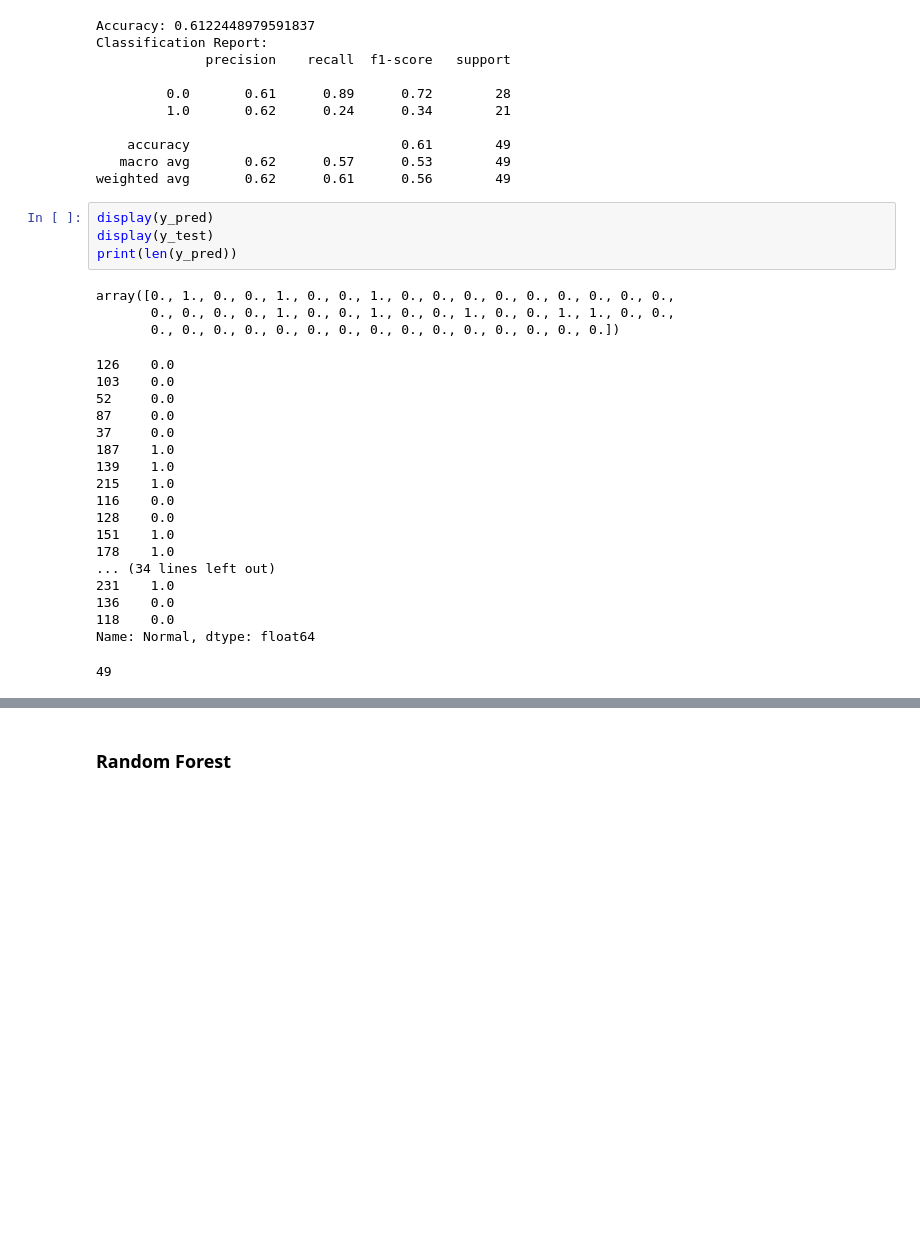
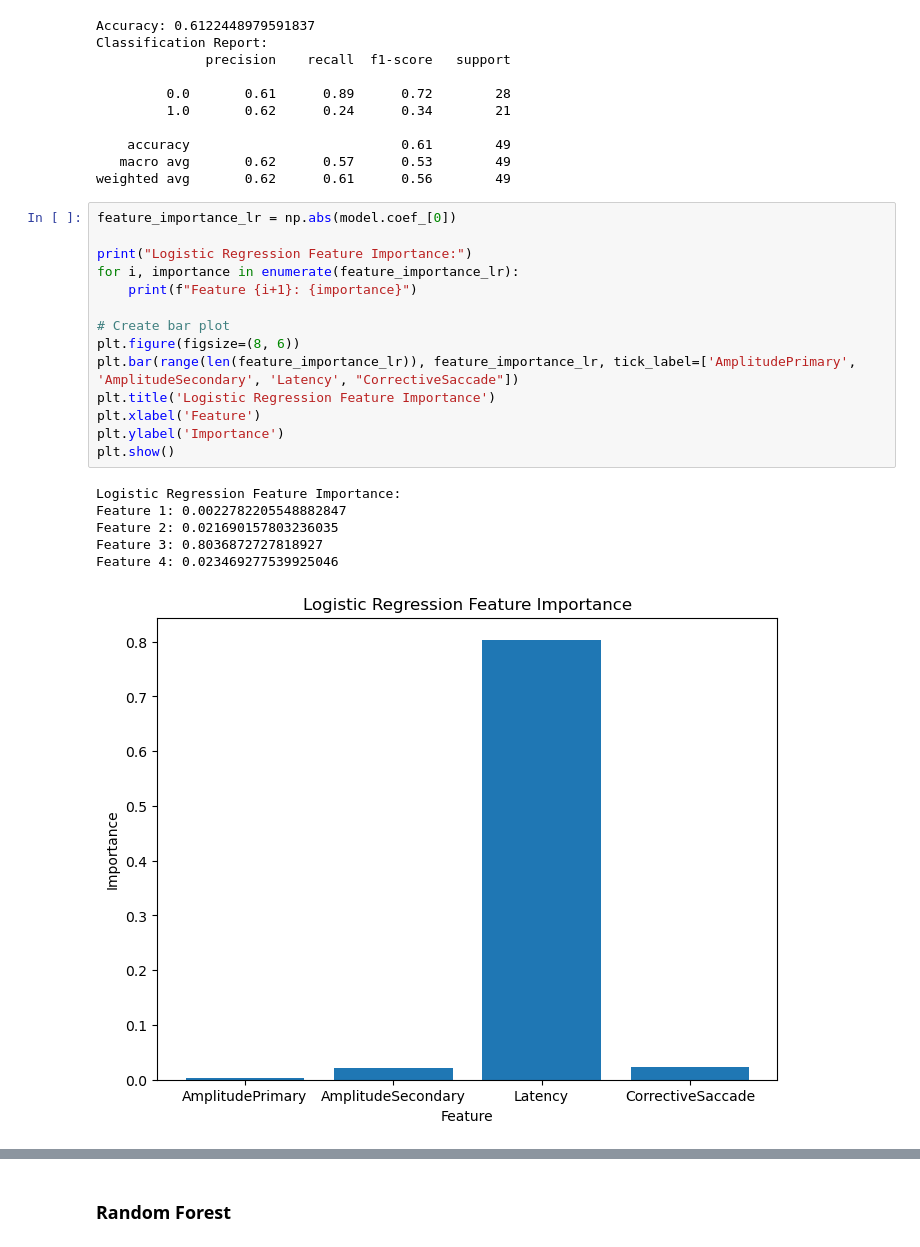
Before and after one commit to AI4VSLab/amblyopia, a Jupyter notebook: MLModels-Balanced Data.ipynb, the cells around one changed output, grey strips where cells are left out. Drawn from its saved outputs; the diff is of its cells as text; blank space fills up the shorter version.

Commit message:
added feature importance to the model

```diff
--- a/MLModels-Balanced Data.ipynb
+++ b/MLModels-Balanced Data.ipynb
@@ -88,29 +77,24 @@ Classification Report:
     accuracy                           0.61        49
    macro avg       0.62      0.57      0.53        49
 weighted avg       0.62      0.61      0.56        49
-# %%
-display(y_pred)
-display(y_test)
-print(len(y_pred))
-# %% [output]
-array([0., 1., 0., 0., 1., 0., 0., 1., 0., 0., 0., 0., 0., 0., 0., 0., 0.,
-       0., 0., 0., 0., 1., 0., 0., 1., 0., 0., 1., 0., 0., 1., 1., 0., 0.,
-       0., 0., 0., 0., 0., 0., 0., 0., 0., 0., 0., 0., 0., 0., 0.])
-126    0.0
-103    0.0
-52     0.0
-87     0.0
-37     0.0
-187    1.0
-139    1.0
-215    1.0
-116    0.0
-128    0.0
-151    1.0
-178    1.0
-... (34 lines left out)
-231    1.0
-136    0.0
-118    0.0
-Name: Normal, dtype: float64
-49
+# %%
+feature_importance_lr = np.abs(model.coef_[0])
+
+print("Logistic Regression Feature Importance:")
+for i, importance in enumerate(feature_importance_lr):
+    print(f"Feature {i+1}: {importance}")
+
+# Create bar plot
+plt.figure(figsize=(8, 6))
+plt.bar(range(len(feature_importance_lr)), feature_importance_lr, tick_label=['AmplitudePrimary', 'AmplitudeSecondary', 'Latency', "CorrectiveSaccade"])
+plt.title('Logistic Regression Feature Importance')
+plt.xlabel('Feature')
+plt.ylabel('Importance')
+plt.show()
+# %% [output]
+Logistic Regression Feature Importance:
+Feature 1: 0.0022782205548882847
+Feature 2: 0.021690157803236035
+Feature 3: 0.8036872727818927
+Feature 4: 0.023469277539925046
+[figure, added]
```
Also changed, not shown: parts of 38 cells of this notebook.
